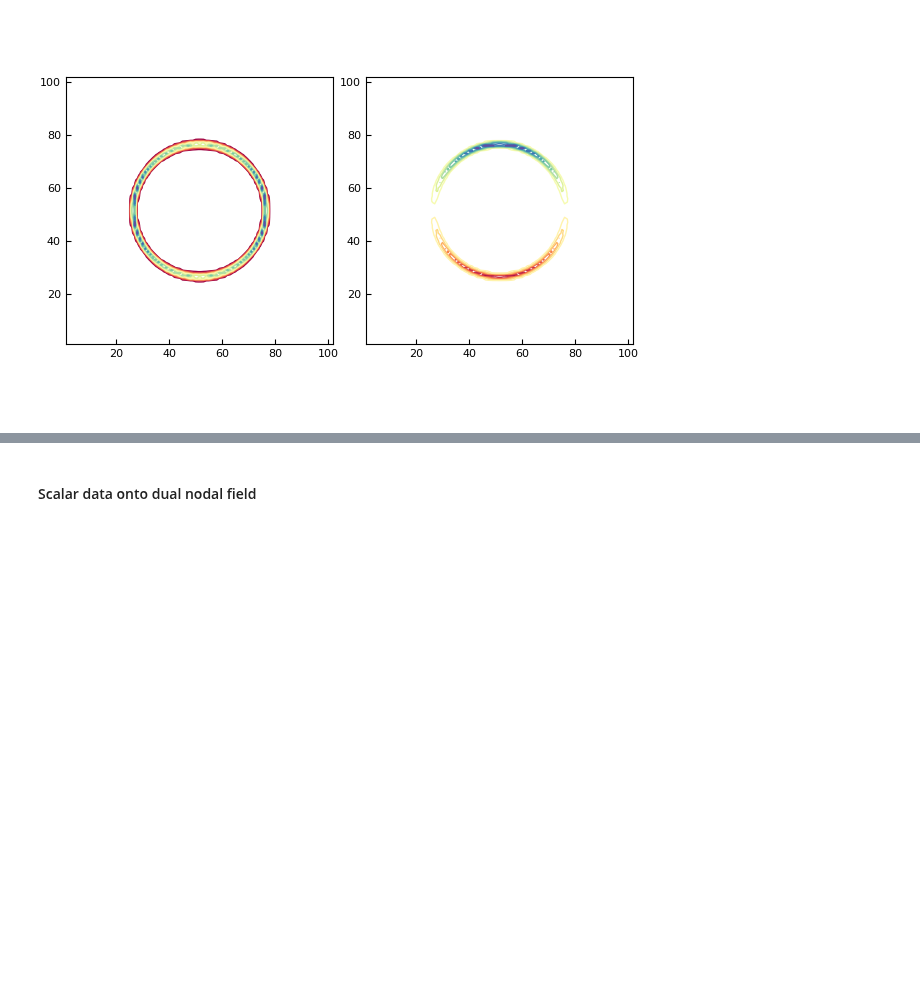
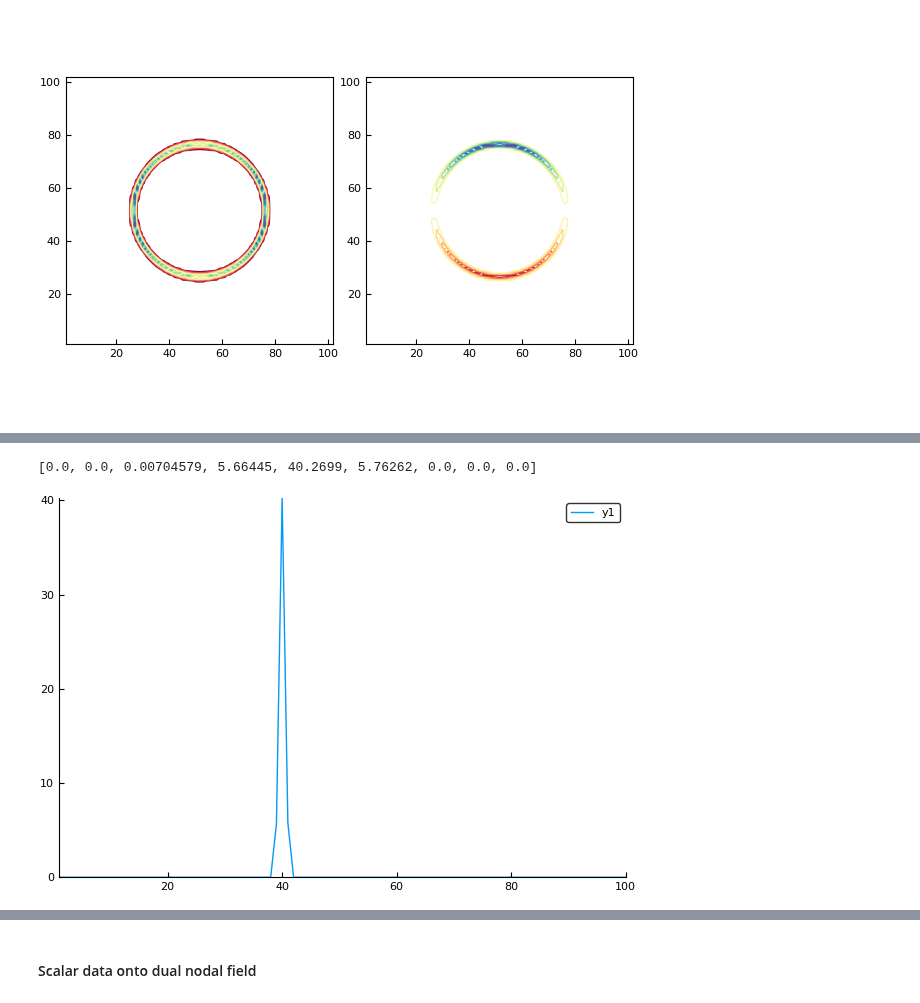
Before and after one commit to JuliaIBPM/ViscousFlow.jl, a Jupyter notebook: examples/Testing the LGF.ipynb, the cells around one changed output, grey strips where cells are left out. Drawn from its saved outputs; the diff is of its cells as text; code cells hidden in the pictures; blank space fills up the shorter version.

```diff
--- a/examples/Testing the LGF.ipynb
+++ b/examples/Testing the LGF.ipynb
@@ -73,4 +41,5 @@ n = 100;
 θ = linspace(0,2π,n+1);
 x = 0.5 + 0.25*cos.(θ[1:n])
 y = 0.5 + 0.25*sin.(θ[1:n])
-X = VectorData(x,y)
+ds = 2π/n*0.25;
+X = VectorData(x,y);
@@ -122 +85,8 @@ plot(q)
+# %%
+H(f,H(q,f,ds))
+println(f.u[36:44])
+plot(f.u)
+# %% [output]
+[0.0, 0.0, 0.00704579, 5.66445, 40.2699, 5.76262, 0.0, 0.0, 0.0]
+[figure, added]
 # %% [markdown]
```
Also changed, not shown: parts of 18 cells of this notebook, 6 other files.
